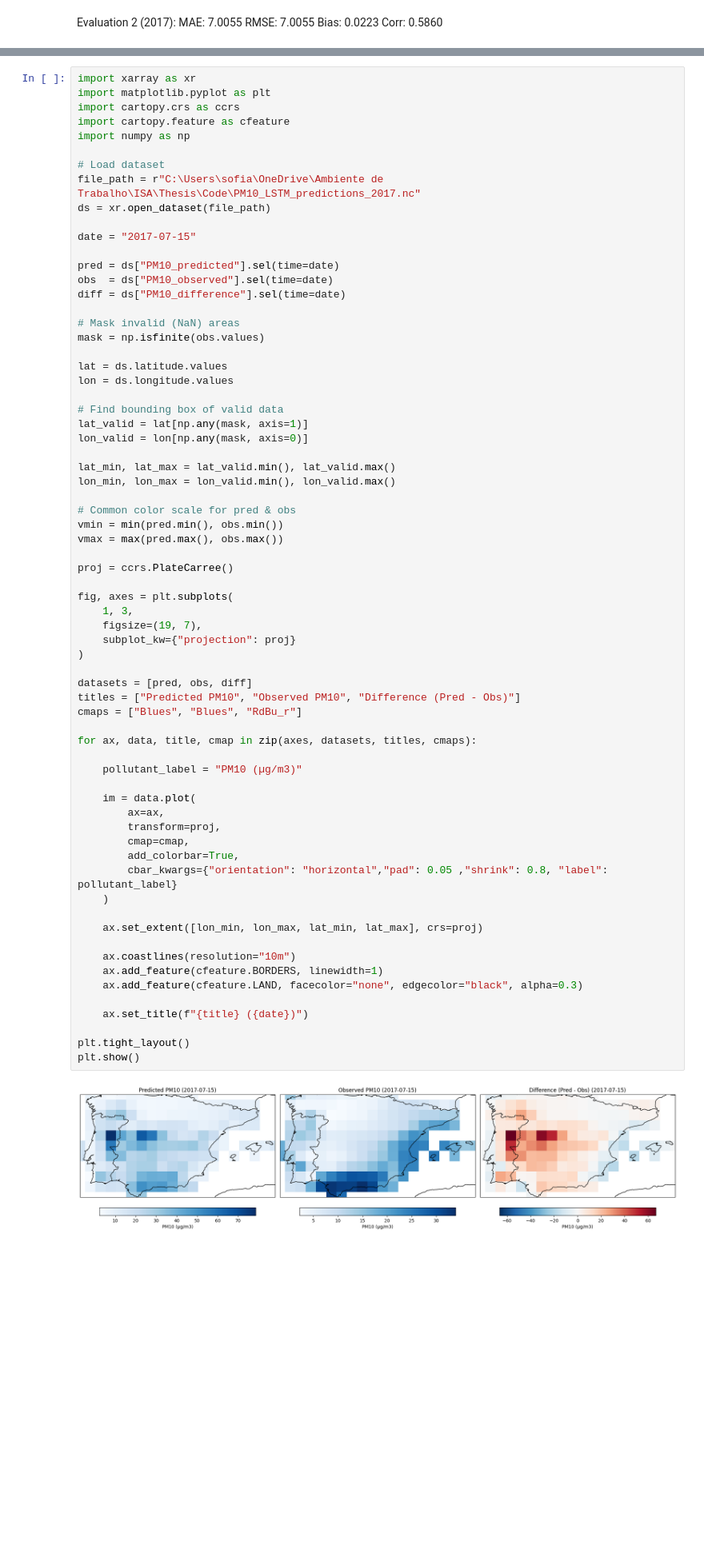
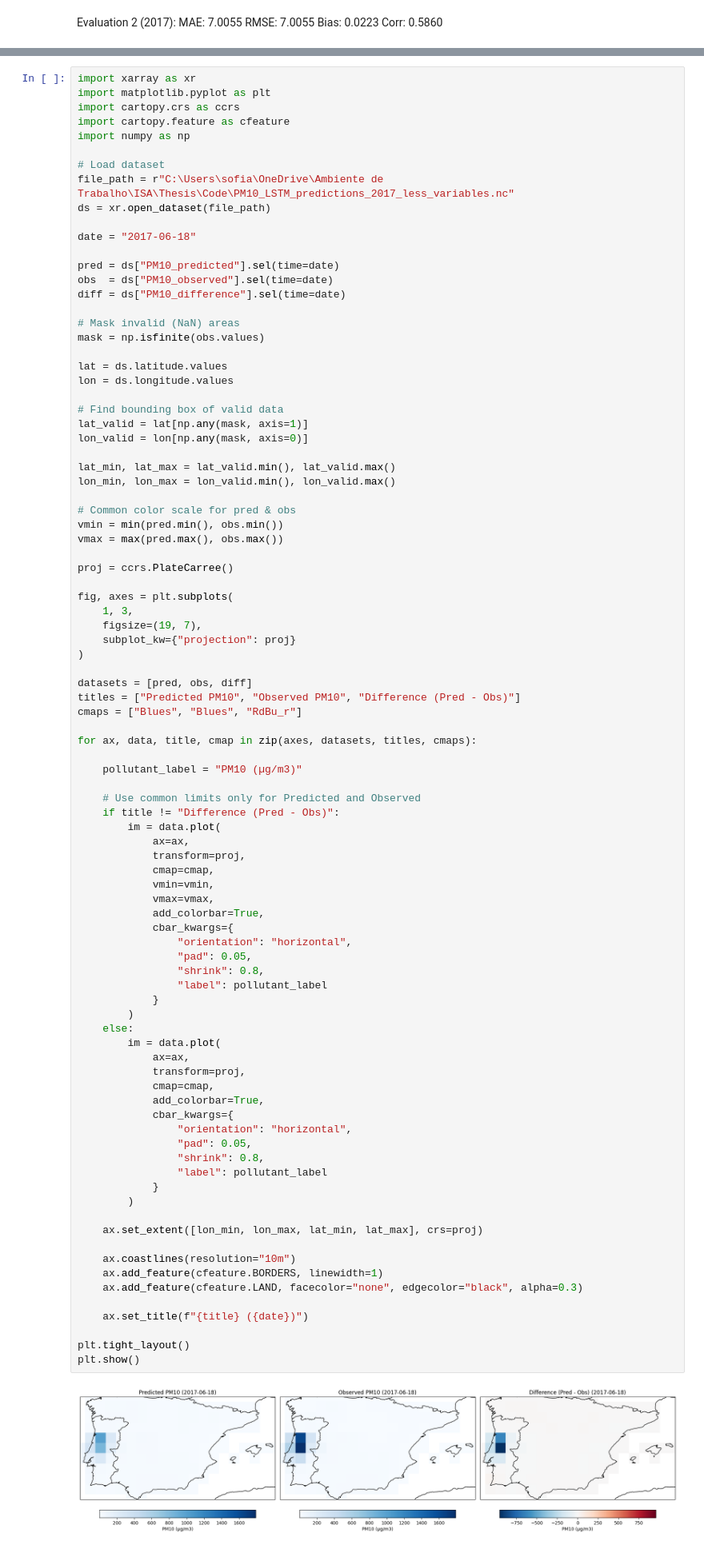
Before and after one commit to Sofs27/Thesis, a Jupyter notebook: Code/Model.ipynb, the cells around one changed output, grey strips where cells are left out. Shown at 80% size. Saved outputs shown, nothing was run; the diff lists cells and outputs as text; blank space fills up the shorter version.

```diff
--- a/Code/Model.ipynb
+++ b/Code/Model.ipynb
@@ -7080,10 +7582,10 @@ import cartopy.feature as cfeature
 import numpy as np
 
 # Load dataset
-file_path = r"C:\Users\sofia\OneDrive\Ambiente de Trabalho\ISA\Thesis\Code\PM10_LSTM_predictions_2017.nc"
+file_path = r"C:\Users\sofia\OneDrive\Ambiente de Trabalho\ISA\Thesis\Code\PM10_LSTM_predictions_2017_less_variables.nc"
 ds = xr.open_dataset(file_path)
 
-date = "2017-07-15"
+date = "2017-06-18"
 
 pred = ds["PM10_predicted"].sel(time=date)
 obs  = ds["PM10_observed"].sel(time=date)
@@ -7107,38 +7609,60 @@ vmin = min(pred.min(), obs.min())
 vmax = max(pred.max(), obs.max())
 
 proj = ccrs.PlateCarree()
 
 fig, axes = plt.subplots(
     1, 3,
     figsize=(19, 7),
     subplot_kw={"projection": proj}
 )
 
 datasets = [pred, obs, diff]
 titles = ["Predicted PM10", "Observed PM10", "Difference (Pred - Obs)"]
 cmaps = ["Blues", "Blues", "RdBu_r"]
 
 for ax, data, title, cmap in zip(axes, datasets, titles, cmaps):
 
     pollutant_label = "PM10 (µg/m3)"
 
-    im = data.plot(
-        ax=ax,
-        transform=proj,
-        cmap=cmap,
-        add_colorbar=True,
-        cbar_kwargs={"orientation": "horizontal","pad": 0.05 ,"shrink": 0.8, "label": pollutant_label}
-    )
+    # Use common limits only for Predicted and Observed
+    if title != "Difference (Pred - Obs)":
+        im = data.plot(
+            ax=ax,
+            transform=proj,
+            cmap=cmap,
+            vmin=vmin,
+            vmax=vmax,
+            add_colorbar=True,
+            cbar_kwargs={
+                "orientation": "horizontal",
+                "pad": 0.05,
+                "shrink": 0.8,
+                "label": pollutant_label
+            }
+        )
+    else:
+        im = data.plot(
+            ax=ax,
+            transform=proj,
+            cmap=cmap,
+            add_colorbar=True,
+            cbar_kwargs={
+                "orientation": "horizontal",
+                "pad": 0.05,
+                "shrink": 0.8,
+                "label": pollutant_label
+            }
+        )
 
     ax.set_extent([lon_min, lon_max, lat_min, lat_max], crs=proj)
 
     ax.coastlines(resolution="10m")
     ax.add_feature(cfeature.BORDERS, linewidth=1)
     ax.add_feature(cfeature.LAND, facecolor="none", edgecolor="black", alpha=0.3)
 
     ax.set_title(f"{title} ({date})")
 
 plt.tight_layout()
 plt.show()
 # %% [output]
-[figure, old version]
+[figure, new version]
```
Also changed, not shown: parts of 32 cells of this notebook, 1 other file.
